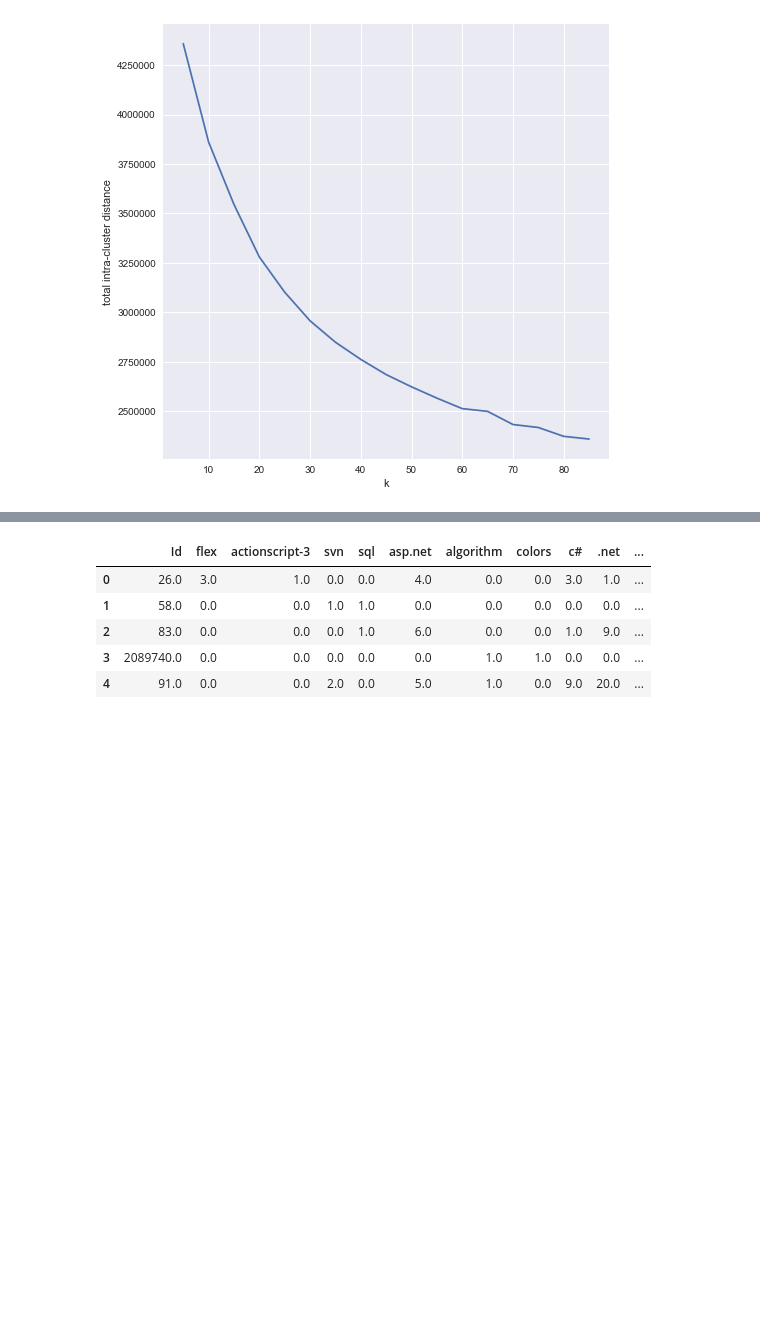
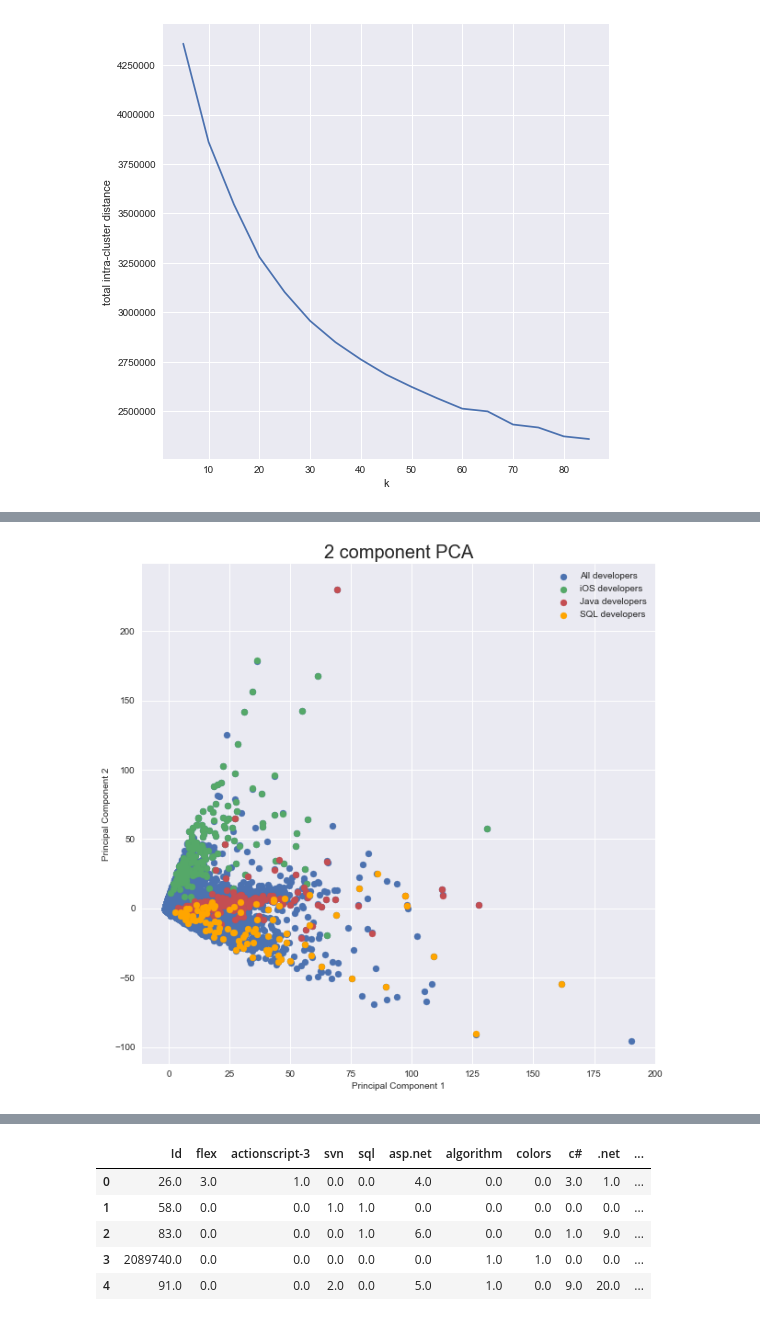
Before and after one commit to TSunny007/StackOverflowAnalytics, a Jupyter notebook: Notebook/profiles_pca.ipynb, the cells around one changed output, grey strips where cells are left out. Drawn from its saved outputs; the diff is of its cells as text; code cells hidden in the pictures; blank space fills up the shorter version.

```diff
--- a/Notebook/profiles_pca.ipynb
+++ b/Notebook/profiles_pca.ipynb
@@ -40,0 +114,32 @@ plt.show()
+# %%
+from sklearn.decomposition import PCA
+pca = PCA(n_components=2)
+principalComponents = pca.fit_transform(user_questions_normalized)
+principalDf = pd.DataFrame(data = principalComponents
+             , columns = ['principal component 1', 'principal component 2'])
+# %%
+targeted_users = user_counts[(user_counts['ios'] > 10)].index.tolist()
+targeted_users_index = [user_counts.index.get_loc(targeted_user) for targeted_user in targeted_users]
+targeted_plot_users = principalDf[principalDf.index.isin(targeted_users_index)]
+# %%
+targeted_users_2 = user_counts[(user_counts['java'] > 10)].index.tolist()
+targeted_users_2_index = [user_counts.index.get_loc(targeted_user) for targeted_user in targeted_users_2]
+targeted_plot_users_2 = principalDf[principalDf.index.isin(targeted_users_2_index)]
+# %%
+targeted_users_3 = user_counts[(user_counts['sql'] > 5)].index.tolist()
+targeted_users_3_index = [user_counts.index.get_loc(targeted_user) for targeted_user in targeted_users_3]
+targeted_plot_users_3 = principalDf[principalDf.index.isin(targeted_users_3_index)]
+# %%
+fig = plt.figure(figsize = (10,10))
+ax = fig.add_subplot(1,1,1)
+ax.set_xlabel('Principal Component 1', fontsize = 10)
+ax.set_ylabel('Principal Component 2', fontsize = 10)
+ax.set_title('2 component PCA', fontsize = 20)
+ax.scatter(principalDf['principal component 1'], principalDf['principal component 2'])
+ax.scatter(targeted_plot_users['principal component 1'], targeted_plot_users['principal component 2'])
+ax.scatter(targeted_plot_users_2['principal component 1'], targeted_plot_users_2['principal component 2'])
+ax.scatter(targeted_plot_users_3['principal component 1'], targeted_plot_users_3['principal component 2'],c='orange')
+ax.legend(['All developers', 'iOS developers', 'Java developers', 'SQL developers'])
+plt.show()
+# %% [output]
+[figure, added]
```
Also changed, not shown: parts of 27 cells of this notebook, 2 other files.
